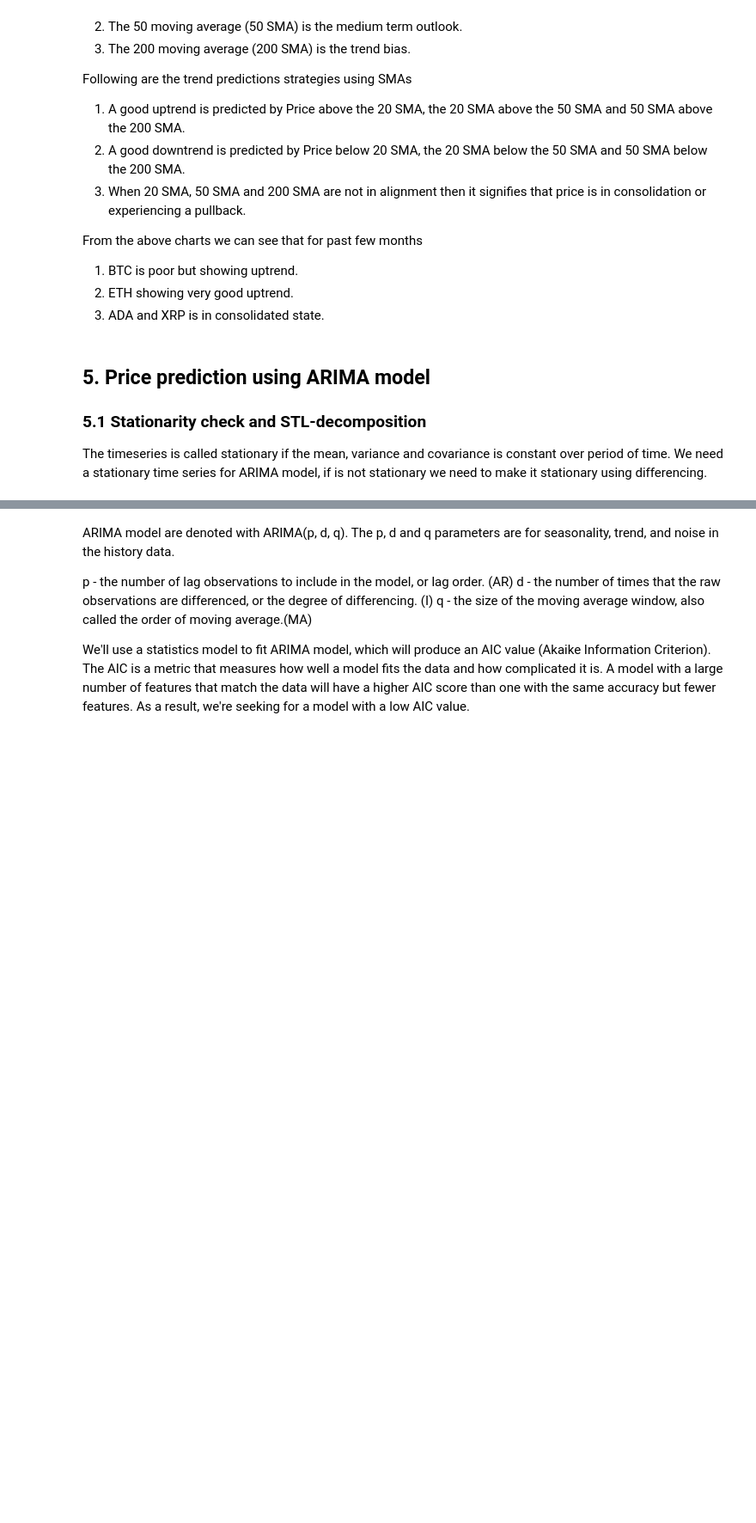
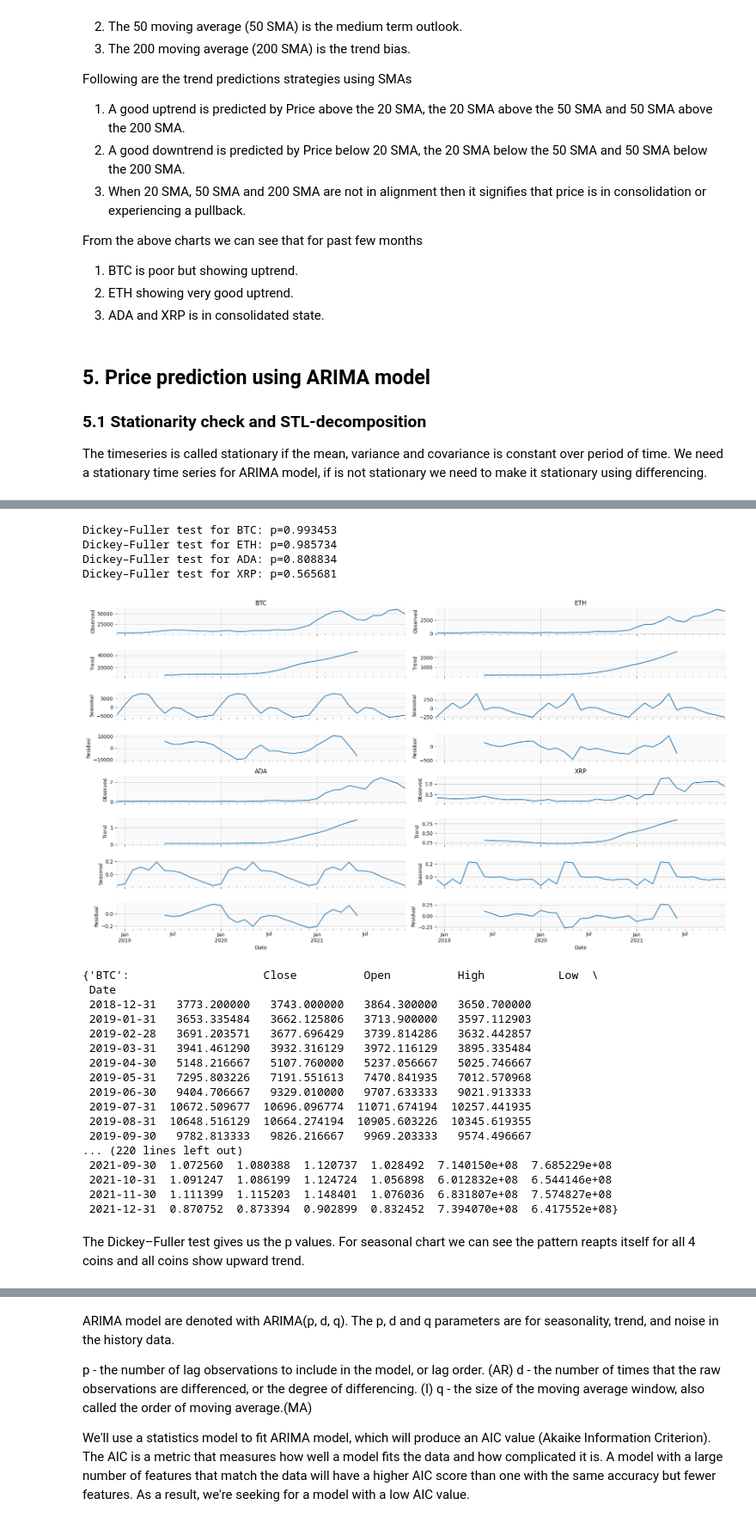
Before and after one commit to gshudhanshu/CM2015-Programming-with-data_Mid-term, a Jupyter notebook: CM2015_Mid-term.ipynb, the cells around one changed output, grey strips where cells are left out. Shown at 86% size. Drawn from its saved outputs; the diff is of its cells as text; code cells hidden in the pictures; blank space fills up the shorter version.

```diff
--- a/CM2015_Mid-term.ipynb
+++ b/CM2015_Mid-term.ipynb
@@ -279,10 +279,8 @@ for index, row in enumerate(coinsHistoryCSV.iterrows()):
 coinsHistoryCSV['Volume'] = pd.to_numeric(coinsHistoryCSV['Volume'])
 coinsHistoryCSV['Volume $'] = coinsHistoryCSV['Volume'] * coinsHistoryCSV['Price']
 coinsHistoryCSV.sort_values(by='Date', inplace=True)
-coinsHistoryCSV.rename(columns={'Price': 'Close'}, inplace=True)
 
-coinsHistoryCSV2 = {}
-
-for symbol in uniqueCoins:
-    coinsHistoryCSV2[symbol] =  coinsHistoryCSV[(coinsHistoryCSV['Symbol'] == symbol)]
-coinsHistoryCSV2
+try:
+    coinsHistoryCSV.rename(columns={'Price': 'Close'}, inplace=True)
+except Exception:
+    pass
@@ -439,0 +400,60 @@ memory usage: 2.0 KB
+# %%
+# Making a separate dataframes for each coin and putting them into dictCoinsHistory
+dictCoinsHistory = {}
+for symbol in uniqueCoins:
+    dictCoinsHistory[symbol] = coinsHistoryDateIndex[(coinsHistoryDateIndex['Symbol'] == symbol)]
+
+# Resampling the data to monthly frequency
+monthMean = {}
+for symbol in uniqueCoins:
+    monthMean[symbol] = dictCoinsHistory[symbol].resample('M').mean()
+
+# Seasonal decomposition
+fig, axes = plt.subplots(ncols=2, nrows=8, sharex=True, figsize=(18,10))
+
+# Function to plot graph
+def plotseasonal(res, axes, coinName):
+    res.observed.plot(ax=axes[0], legend=False)
+    axes[0].set_ylabel('Observed')
+    res.trend.plot(ax=axes[1], legend=False)
+    axes[1].set_ylabel('Trend')
+    res.seasonal.plot(ax=axes[2], legend=False)
+    axes[2].set_ylabel('Seasonal')
+    res.resid.plot(ax=axes[3], legend=False)
+    axes[3].set_ylabel('Residual')
+    axes[0].set_title(coinName)
+
+for i, j, mean in zip((1,1,2,2), (0,1,0,1), monthMean):
+    print(('Dickey–Fuller test for ' + mean + ': p=%f') % adfuller(monthMean[mean].Close)[1])
+    res = sm.tsa.seasonal_decompose(monthMean[mean].Close, model='additive')
+    plotseasonal(res, axes[(i-1)*4:(i)*4,j], mean)
+
+plt.tight_layout()
+plt.show()
+
+monthMean
+# %% [output]
+Dickey–Fuller test for BTC: p=0.993453
+Dickey–Fuller test for ETH: p=0.985734
+Dickey–Fuller test for ADA: p=0.808834
+Dickey–Fuller test for XRP: p=0.565681
+[figure, added]
+{'BTC':                    Close          Open          High           Low  \
+ Date
+ 2018-12-31   3773.200000   3743.000000   3864.300000   3650.700000
+ 2019-01-31   3653.335484   3662.125806   3713.900000   3597.112903
+ 2019-02-28   3691.203571   3677.696429   3739.814286   3632.442857
+ 2019-03-31   3941.461290   3932.316129   3972.116129   3895.335484
+ 2019-04-30   5148.216667   5107.760000   5237.056667   5025.746667
+ 2019-05-31   7295.803226   7191.551613   7470.841935   7012.570968
+ 2019-06-30   9404.706667   9329.010000   9707.633333   9021.913333
+ 2019-07-31  10672.509677  10696.096774  11071.674194  10257.441935
+ 2019-08-31  10648.516129  10664.274194  10905.603226  10345.619355
+ 2019-09-30   9782.813333   9826.216667   9969.203333   9574.496667
+... (220 lines left out)
+ 2021-09-30  1.072560  1.080388  1.120737  1.028492  7.140150e+08  7.685229e+08
+ 2021-10-31  1.091247  1.086199  1.124724  1.056898  6.012832e+08  6.544146e+08
+ 2021-11-30  1.111399  1.115203  1.148401  1.076036  6.831807e+08  7.574827e+08
+ 2021-12-31  0.870752  0.873394  0.902899  0.832452  7.394070e+08  6.417552e+08}
+# %% [markdown]
+The Dickey–Fuller test gives us the p values. For seasonal chart we can see the pattern reapts itself for all 4 coins and all coins show upward trend.
```
Also changed, not shown: parts of 10 cells of this notebook.
